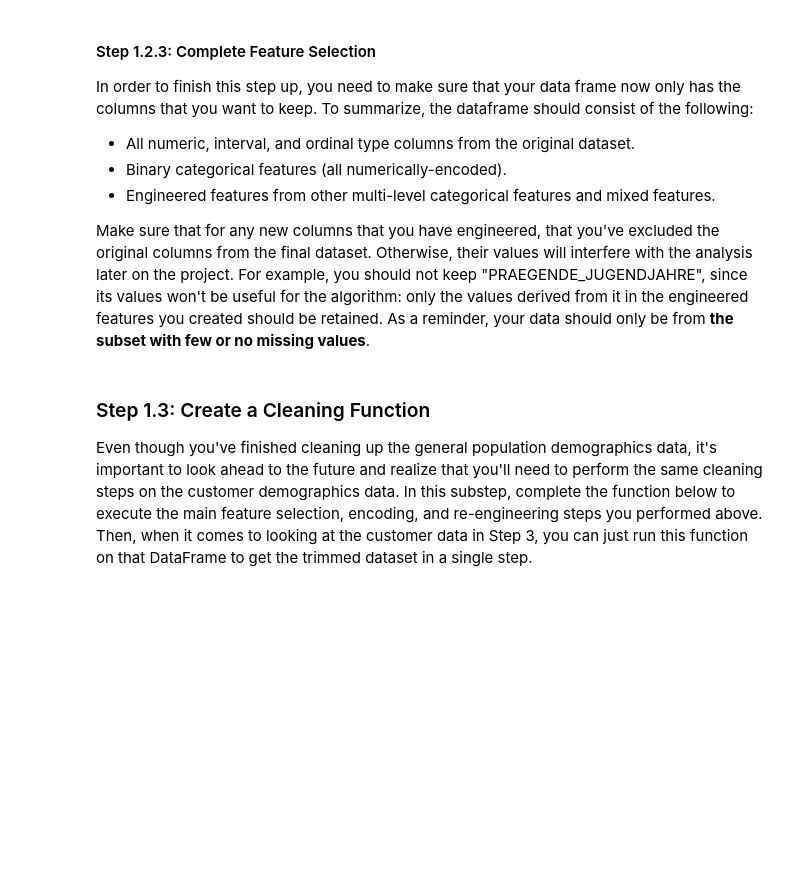
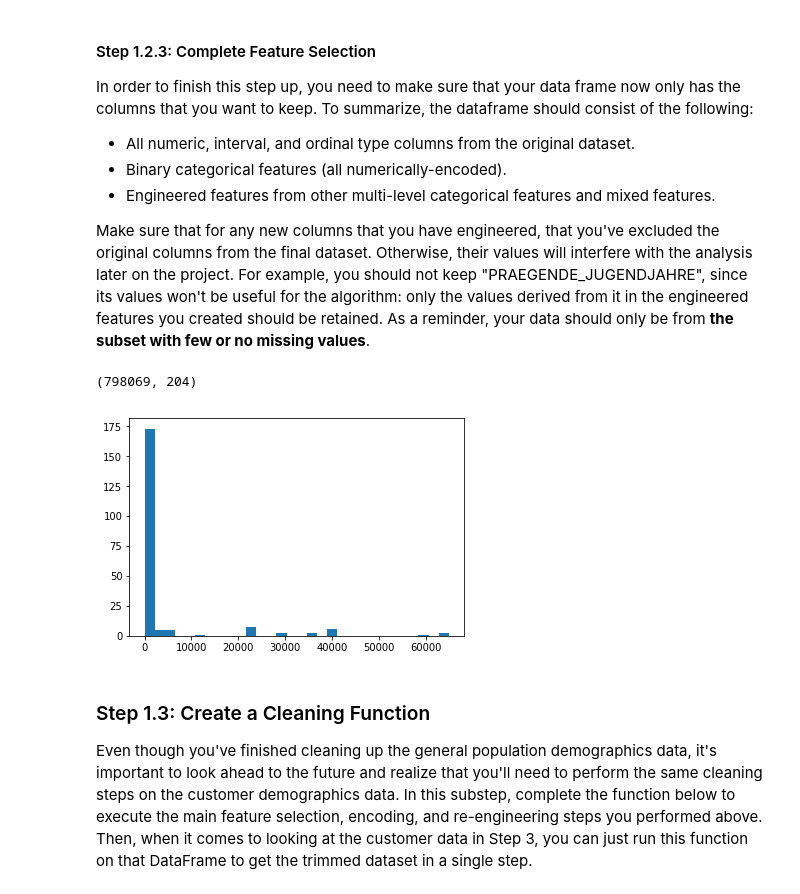
Before and after one commit to buncem/identify-customer-segments, a Jupyter notebook: Identify_Customer_Segments.ipynb, the cells around one changed output. Cells and saved outputs as stored; diff of their text form; code cells hidden in the pictures; blank space fills up the shorter version.

```diff
--- a/Identify_Customer_Segments.ipynb
+++ b/Identify_Customer_Segments.ipynb
@@ -362,13 +367,13 @@ def pj_funct(x, pj_dict, index):
     else:
         return pj_dict[x][index]
 
-azdias_low_nan['PRAEGENDE_JUGENDJAHRE_decade'] = azdias_low_nan['PRAEGENDE_JUGENDJAHRE'].apply(lambda x: pj_funct(x, pj_dict, 0))
-azdias_low_nan['PRAEGENDE_JUGENDJAHRE_movement'] = azdias_low_nan['PRAEGENDE_JUGENDJAHRE'].apply(lambda x: pj_funct(x, pj_dict, 1))
-azdias_low_nan['PRAEGENDE_JUGENDJAHRE_nation'] = azdias_low_nan['PRAEGENDE_JUGENDJAHRE'].apply(lambda x: pj_funct(x, pj_dict, 2))
+df_az['PRAEGENDE_JUGENDJAHRE_decade'] = df_az['PRAEGENDE_JUGENDJAHRE'].apply(lambda x: pj_funct(x, pj_dict, 0))
+df_az['PRAEGENDE_JUGENDJAHRE_movement'] = df_az['PRAEGENDE_JUGENDJAHRE'].apply(lambda x: pj_funct(x, pj_dict, 1))
+df_az['PRAEGENDE_JUGENDJAHRE_nation'] = df_az['PRAEGENDE_JUGENDJAHRE'].apply(lambda x: pj_funct(x, pj_dict, 2))
 
-azdias_low_nan.drop('PRAEGENDE_JUGENDJAHRE', axis=1, inplace=True)
+df_az.drop('PRAEGENDE_JUGENDJAHRE', axis=1, inplace=True)
 
 # One hot encode PRAEGENDE_JUGENDJAHRE_nation and drop it
-azdias_low_nan = one_hot_encode(azdias_low_nan, ['PRAEGENDE_JUGENDJAHRE_nation'])
+df_az = one_hot_encode(df_az, ['PRAEGENDE_JUGENDJAHRE_nation'])
 # %%
 # Investigate "CAMEO_INTL_2015" and engineer two new variables.
@@ -381,18 +393,18 @@ def ci_funct(x, index):
     else:
         return int(x[index])
 
-azdias_low_nan['CAMEO_INTL_2015_wealth'] = azdias_low_nan['CAMEO_INTL_2015'].apply(lambda x: ci_funct(x, 0))
-azdias_low_nan['CAMEO_INTL_2015_lifestage'] = azdias_low_nan['CAMEO_INTL_2015'].apply(lambda x: ci_funct(x, 1))
+df_az['CAMEO_INTL_2015_wealth'] = df_az['CAMEO_INTL_2015'].apply(lambda x: ci_funct(x, 0))
+df_az['CAMEO_INTL_2015_lifestage'] = df_az['CAMEO_INTL_2015'].apply(lambda x: ci_funct(x, 1))
 
-azdias_low_nan.drop('CAMEO_INTL_2015', axis=1, inplace=True)
+df_az.drop('CAMEO_INTL_2015', axis=1, inplace=True)
 # %%
 # Drop LP_LEBENSPHASE_FEIN and LP_LEBENSPHASE_GROB due to a complicated entaglement of dimensions
-azdias_low_nan.drop(['LP_LEBENSPHASE_FEIN', 'LP_LEBENSPHASE_GROB'], axis=1, inplace=True)
+df_az.drop(['LP_LEBENSPHASE_FEIN', 'LP_LEBENSPHASE_GROB'], axis=1, inplace=True)
 # %%
 # WOHNLAGE = Neighborhood quality or rural flag
 # Neighborhood quality sounds ordinal but it is hard to say where rural fits in.
 # In this cases one hot encoding seems like the best bet, drop "WOHNLAGE".
-azdias_low_nan = one_hot_encode(azdias_low_nan, ['WOHNLAGE'])
+df_az = one_hot_encode(df_az, ['WOHNLAGE'])
 # %% [markdown]
 #### Discussion 1.2.2: Engineer Mixed-Type Features
 
@@ -419,3 +431,11 @@ Make sure that for any new columns that you have engineered, that you've exclude
 # %%
 # Do whatever you need to in order to ensure that the dataframe only contains
 # the columns that should be passed to the algorithm functions.
+# %%
+df_az.shape
+# %% [output]
+(798069, 204)
+# %%
+plt.hist(df_az.isnull().sum(), 30);
+# %% [output]
+[figure, added]
```
Also changed, not shown: parts of 30 cells of this notebook.
